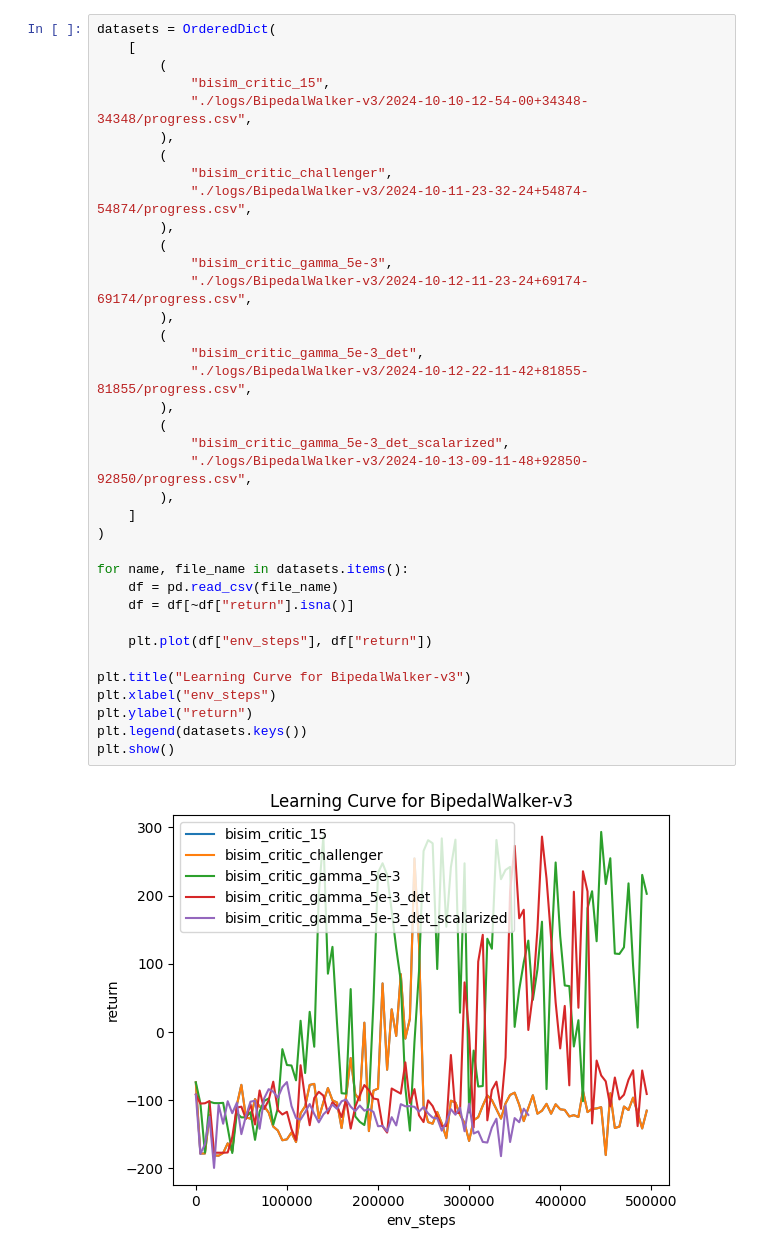
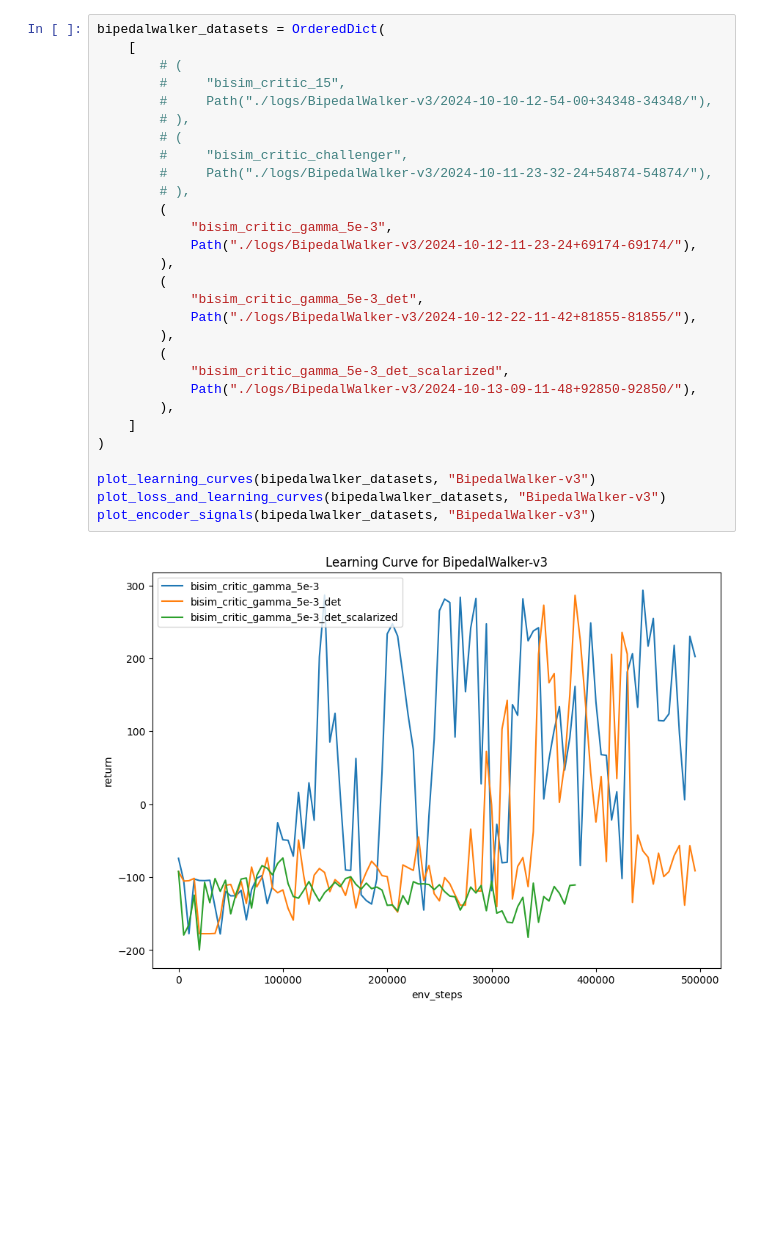
Before and after one commit to rytse/self-predictive-rl, a Jupyter notebook: mujoco_code/vis2.ipynb, the cells around one changed output. Drawn from its saved outputs; the diff is of its cells as text; blank space fills up the shorter version.

```diff
--- a/mujoco_code/vis2.ipynb
+++ b/mujoco_code/vis2.ipynb
@@ -85,39 +114,31 @@ plt.show()
 # %%
-datasets = OrderedDict(
+bipedalwalker_datasets = OrderedDict(
     [
-        (
-            "bisim_critic_15",
-            "./logs/BipedalWalker-v3/2024-10-10-12-54-00+34348-34348/progress.csv",
-        ),
-        (
-            "bisim_critic_challenger",
-            "./logs/BipedalWalker-v3/2024-10-11-23-32-24+54874-54874/progress.csv",
-        ),
+        # (
+        #     "bisim_critic_15",
+        #     Path("./logs/BipedalWalker-v3/2024-10-10-12-54-00+34348-34348/"),
+        # ),
+        # (
+        #     "bisim_critic_challenger",
+        #     Path("./logs/BipedalWalker-v3/2024-10-11-23-32-24+54874-54874/"),
+        # ),
         (
             "bisim_critic_gamma_5e-3",
-            "./logs/BipedalWalker-v3/2024-10-12-11-23-24+69174-69174/progress.csv",
+            Path("./logs/BipedalWalker-v3/2024-10-12-11-23-24+69174-69174/"),
         ),
         (
             "bisim_critic_gamma_5e-3_det",
-            "./logs/BipedalWalker-v3/2024-10-12-22-11-42+81855-81855/progress.csv",
+            Path("./logs/BipedalWalker-v3/2024-10-12-22-11-42+81855-81855/"),
         ),
         (
             "bisim_critic_gamma_5e-3_det_scalarized",
-            "./logs/BipedalWalker-v3/2024-10-13-09-11-48+92850-92850/progress.csv",
+            Path("./logs/BipedalWalker-v3/2024-10-13-09-11-48+92850-92850/"),
         ),
     ]
 )
 
-for name, file_name in datasets.items():
-    df = pd.read_csv(file_name)
-    df = df[~df["return"].isna()]
-
-    plt.plot(df["env_steps"], df["return"])
-
-plt.title("Learning Curve for BipedalWalker-v3")
-plt.xlabel("env_steps")
-plt.ylabel("return")
-plt.legend(datasets.keys())
-plt.show()
+plot_learning_curves(bipedalwalker_datasets, "BipedalWalker-v3")
+plot_loss_and_learning_curves(bipedalwalker_datasets, "BipedalWalker-v3")
+plot_encoder_signals(bipedalwalker_datasets, "BipedalWalker-v3")
 # %% [output]
-[figure, old version]
+[figure, new version]
```
Also changed, not shown: parts of 12 cells of this notebook.
